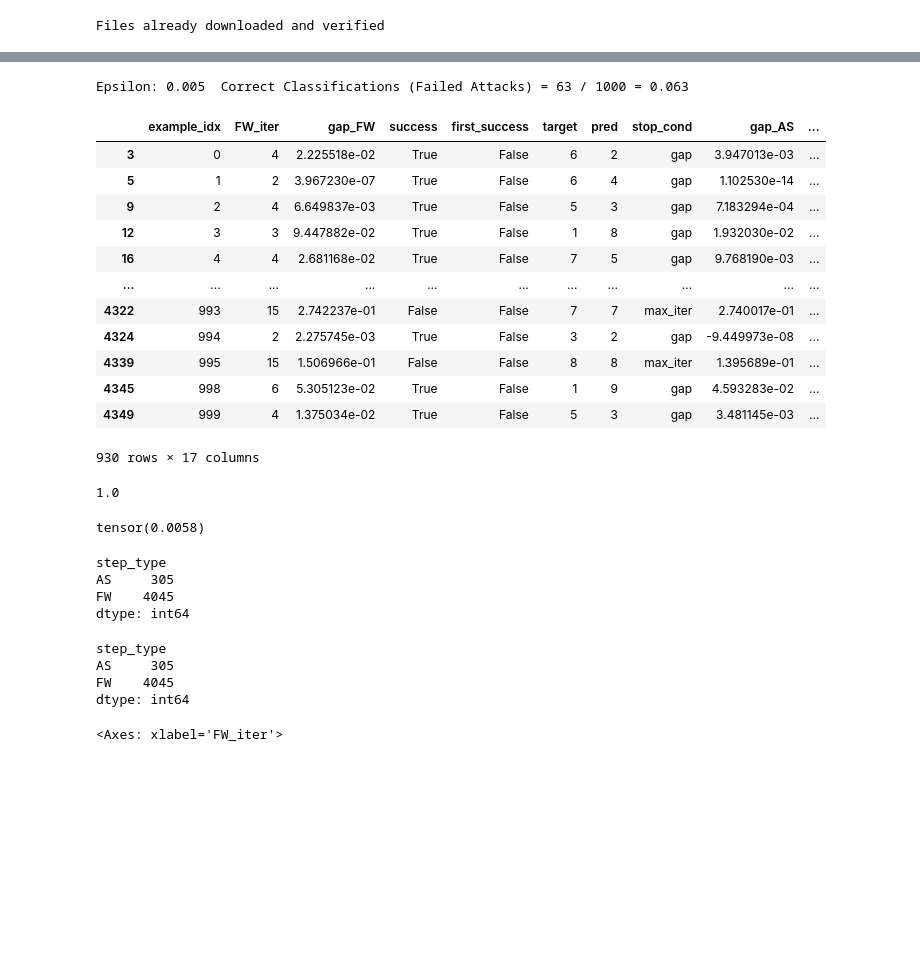
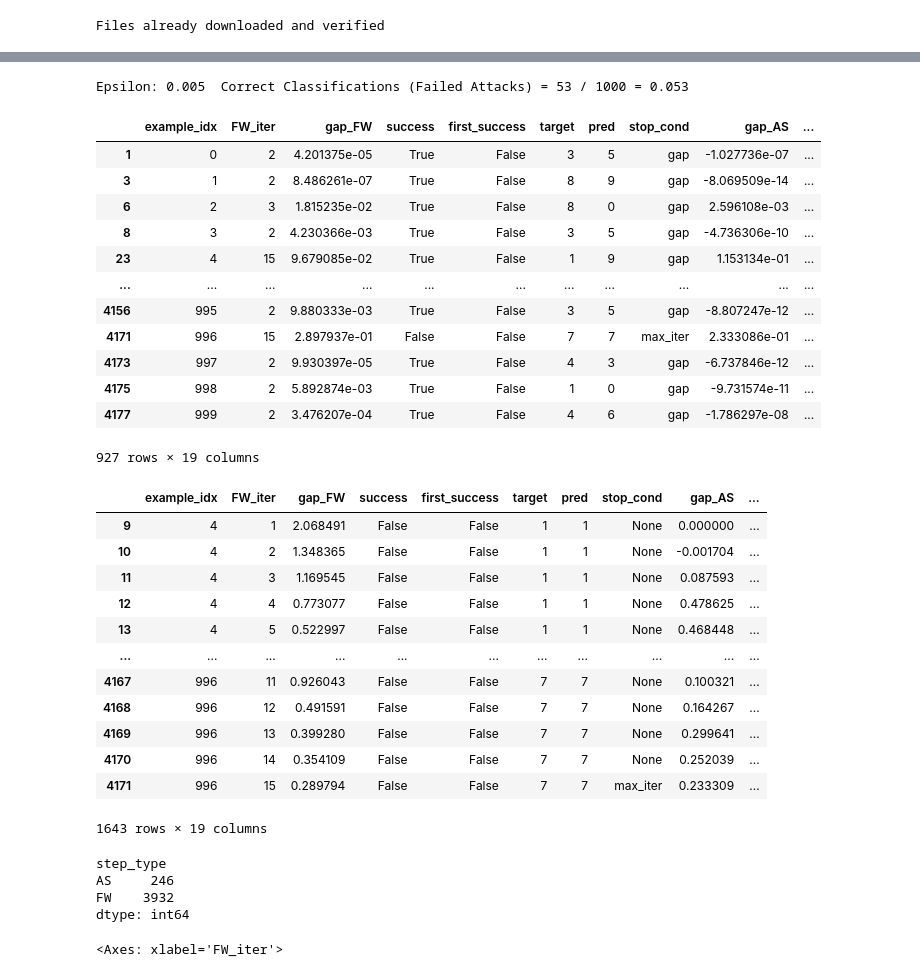
Before and after one commit to TannerAGraves/FW-variants-for-WB-Adversarial-Attacks, a Jupyter notebook: test attacks.ipynb, the cells around one changed output, grey strips where cells are left out. Saved outputs shown, nothing was run; the diff lists cells and outputs as text; code cells hidden in the pictures; blank space fills up the shorter version.

```diff
--- a/test attacks.ipynb
+++ b/test attacks.ipynb
@@ -45,59 +247,64 @@ Files already downloaded and verified
 # %%
 accuracies = []
 examples = []
 hist_dfs = []
 final_hist_dfs = []
 fw_iters = [15]
 eps = 0.005
 adv_examples = []
 hist = None
 debug = True
 # Run test for each epsilon
 algs = ['fw_away']#['fw_away', 'fw_pair']
 for alg in algs:
-    acc, ex, hist = test_fw(target_mdl, device, eps, 15, method=alg, early_stopping='gap_FW', fw_stepsize_rule='decay', gap_FW_tol=0.1)
+    acc, ex, hist = test(target_mdl, device, eps, 15, method=alg, early_stopping='gap_FW', fw_stepsize_rule='decay', gap_FW_tol=0.1,)
     accuracies.append(acc)
     examples.append(ex)
     hist_dfs.append(hist)
     final_hist = hist.groupby('example_idx').tail(1)
     final_hist_dfs.append(final_hist) # hist with just the rows of last FW iters
 final_hist_dfs[-1]
 # %% [output]
-Epsilon: 0.005  Correct Classifications (Failed Attacks) = 63 / 1000 = 0.063
+Epsilon: 0.005  Correct Classifications (Failed Attacks) = 53 / 1000 = 0.053
 |  | example_idx | FW_iter | gap_FW | success | first_success | target | pred | stop_cond | gap_AS | ... |
-| 3 | 0 | 4 | 2.225518e-02 | True | False | 6 | 2 | gap | 3.947013e-03 | ... |
-| 5 | 1 | 2 | 3.967230e-07 | True | False | 6 | 4 | gap | 1.102530e-14 | ... |
-| 9 | 2 | 4 | 6.649837e-03 | True | False | 5 | 3 | gap | 7.183294e-04 | ... |
-| 12 | 3 | 3 | 9.447882e-02 | True | False | 1 | 8 | gap | 1.932030e-02 | ... |
-| 16 | 4 | 4 | 2.681168e-02 | True | False | 7 | 5 | gap | 9.768190e-03 | ... |
+| 1 | 0 | 2 | 4.201375e-05 | True | False | 3 | 5 | gap | -1.027736e-07 | ... |
+| 3 | 1 | 2 | 8.486261e-07 | True | False | 8 | 9 | gap | -8.069509e-14 | ... |
+| 6 | 2 | 3 | 1.815235e-02 | True | False | 8 | 0 | gap | 2.596108e-03 | ... |
+| 8 | 3 | 2 | 4.230366e-03 | True | False | 3 | 5 | gap | -4.736306e-10 | ... |
+| 23 | 4 | 15 | 9.679085e-02 | True | False | 1 | 9 | gap | 1.153134e-01 | ... |
 | ... | ... | ... | ... | ... | ... | ... | ... | ... | ... | ... |
-| 4322 | 993 | 15 | 2.742237e-01 | False | False | 7 | 7 | max_iter | 2.740017e-01 | ... |
-| 4324 | 994 | 2 | 2.275745e-03 | True | False | 3 | 2 | gap | -9.449973e-08 | ... |
-| 4339 | 995 | 15 | 1.506966e-01 | False | False | 8 | 8 | max_iter | 1.395689e-01 | ... |
-| 4345 | 998 | 6 | 5.305123e-02 | True | False | 1 | 9 | gap | 4.593283e-02 | ... |
-| 4349 | 999 | 4 | 1.375034e-02 | True | False | 5 | 3 | gap | 3.481145e-03 | ... |
+| 4156 | 995 | 2 | 9.880333e-03 | True | False | 3 | 5 | gap | -8.807247e-12 | ... |
+| 4171 | 996 | 15 | 2.897937e-01 | False | False | 7 | 7 | max_iter | 2.333086e-01 | ... |
+| 4173 | 997 | 2 | 9.930397e-05 | True | False | 4 | 3 | gap | -6.737846e-12 | ... |
+| 4175 | 998 | 2 | 5.892874e-03 | True | False | 1 | 0 | gap | -9.731574e-11 | ... |
+| 4177 | 999 | 2 | 3.476207e-04 | True | False | 4 | 6 | gap | -1.786297e-08 | ... |
-930 rows × 17 columns
+927 rows × 19 columns
-# %%
-np.max(ex[0][2])
-# %% [output]
-1.0
-# %%
-hist['l_inf'].max()
-# %% [output]
-tensor(0.0058)
-# %%
-hist.groupby('step_type').size()
-# %% [output]
-step_type
-AS     305
-FW    4045
-dtype: int64
+# %%
+flag_series = hist.groupby('example_idx')['l_inf'].transform('max') > 0.005001
+
+# Step 2: Use this series to filter the dataframe
+filtered_hist = hist[flag_series]
+filtered_hist
+# %% [output]
+|  | example_idx | FW_iter | gap_FW | success | first_success | target | pred | stop_cond | gap_AS | ... |
+| 9 | 4 | 1 | 2.068491 | False | False | 1 | 1 | None | 0.000000 | ... |
+| 10 | 4 | 2 | 1.348365 | False | False | 1 | 1 | None | -0.001704 | ... |
+| 11 | 4 | 3 | 1.169545 | False | False | 1 | 1 | None | 0.087593 | ... |
+| 12 | 4 | 4 | 0.773077 | False | False | 1 | 1 | None | 0.478625 | ... |
+| 13 | 4 | 5 | 0.522997 | False | False | 1 | 1 | None | 0.468448 | ... |
+| ... | ... | ... | ... | ... | ... | ... | ... | ... | ... | ... |
+| 4167 | 996 | 11 | 0.926043 | False | False | 7 | 7 | None | 0.100321 | ... |
+| 4168 | 996 | 12 | 0.491591 | False | False | 7 | 7 | None | 0.164267 | ... |
+| 4169 | 996 | 13 | 0.399280 | False | False | 7 | 7 | None | 0.299641 | ... |
+| 4170 | 996 | 14 | 0.354109 | False | False | 7 | 7 | None | 0.252039 | ... |
+| 4171 | 996 | 15 | 0.289794 | False | False | 7 | 7 | max_iter | 0.233309 | ... |
+1643 rows × 19 columns
 # %%
 hist.groupby('step_type').size()
 # %% [output]
 step_type
-AS     305
-FW    4045
+AS     246
+FW    3932
 dtype: int64
 # %%
 hist.groupby('FW_iter')['gap_FW'].mean().plot()
```
Also changed, not shown: parts of 7 cells of this notebook, 3 other files.
